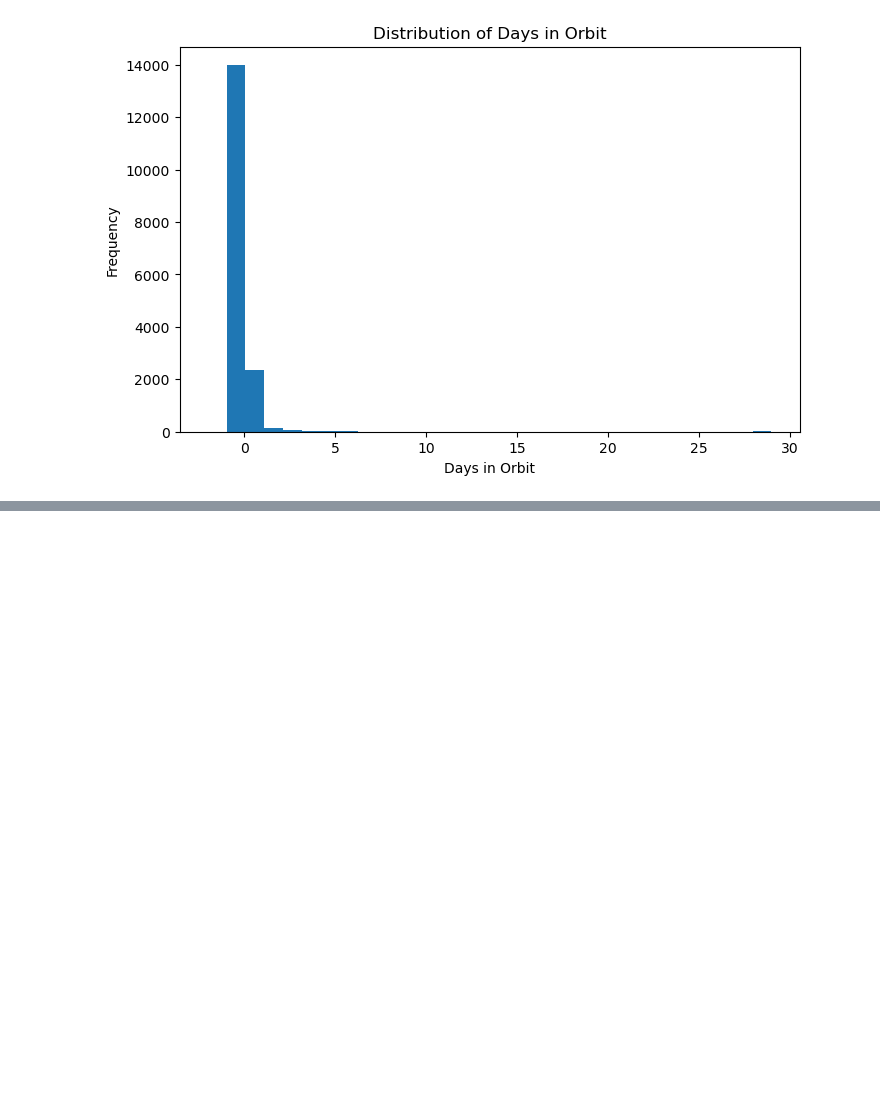
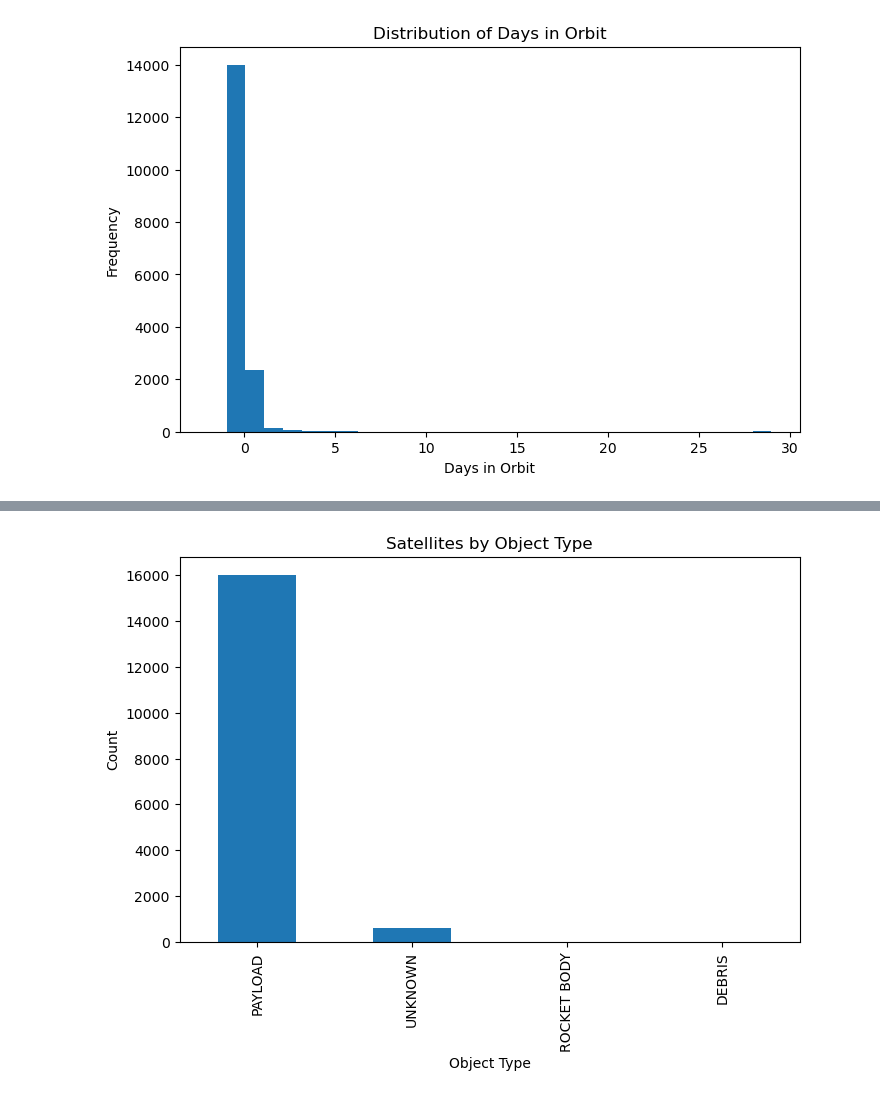
Before and after one commit to ANNADANAMHEMANTHKUMAR/Global-Satellite-Analytics, a Jupyter notebook: notebooks/02_eda.ipynb, the cells around one changed output, grey strips where cells are left out. Cells and saved outputs as stored; diff of their text form; code cells hidden in the pictures; blank space fills up the shorter version.

```diff
--- a/notebooks/02_eda.ipynb
+++ b/notebooks/02_eda.ipynb
@@ -209,0 +302,14 @@ plt.show()
+# %%
+object_counts = df["object_type"].value_counts()
+
+plt.figure(figsize=(8,5))
+
+object_counts.plot(kind="bar")
+
+plt.title("Satellites by Object Type")
+plt.xlabel("Object Type")
+plt.ylabel("Count")
+
+plt.show()
+# %% [output]
+[figure, added]
```
Also changed, not shown: parts of 12 cells of this notebook, 1 other file.
